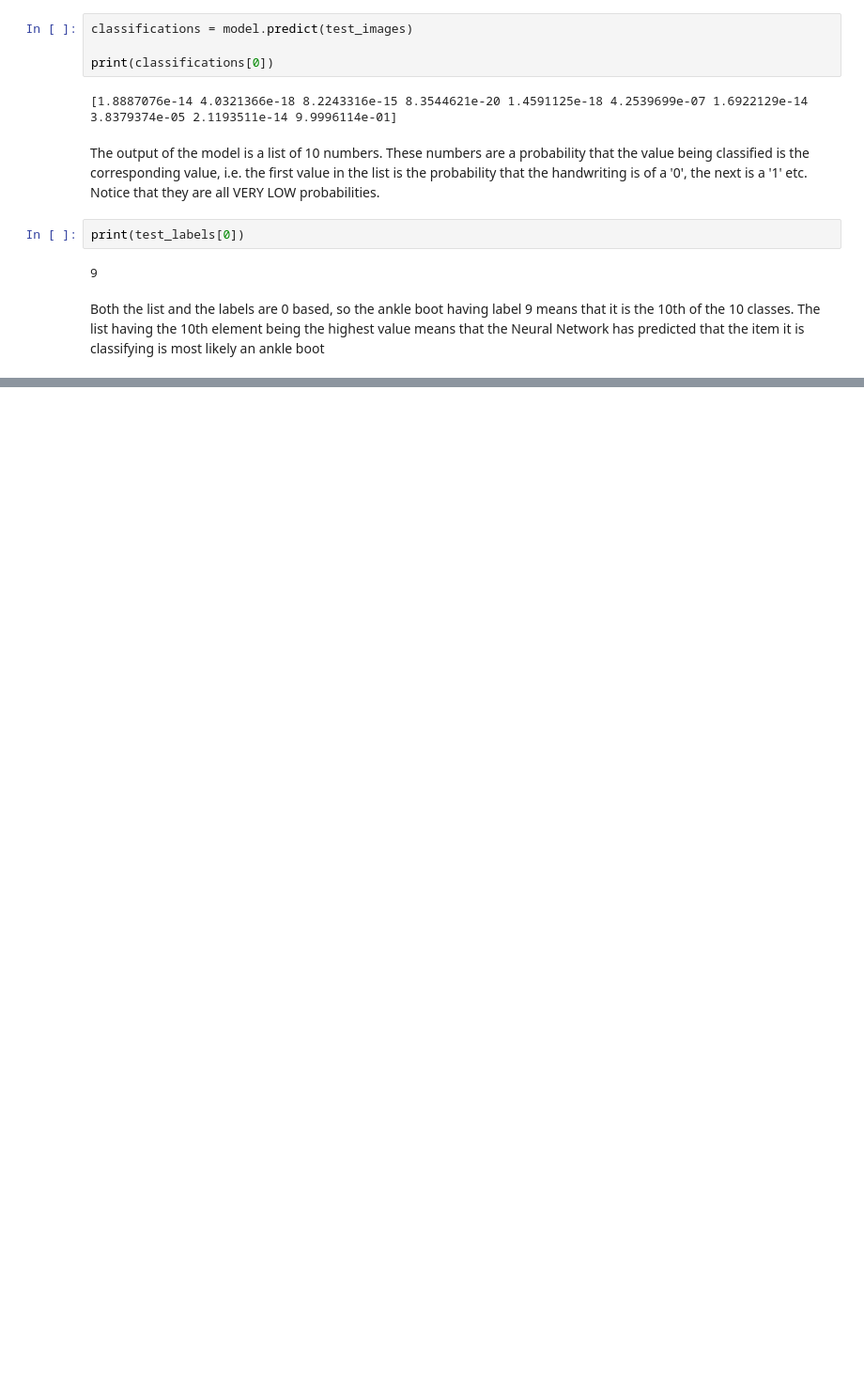
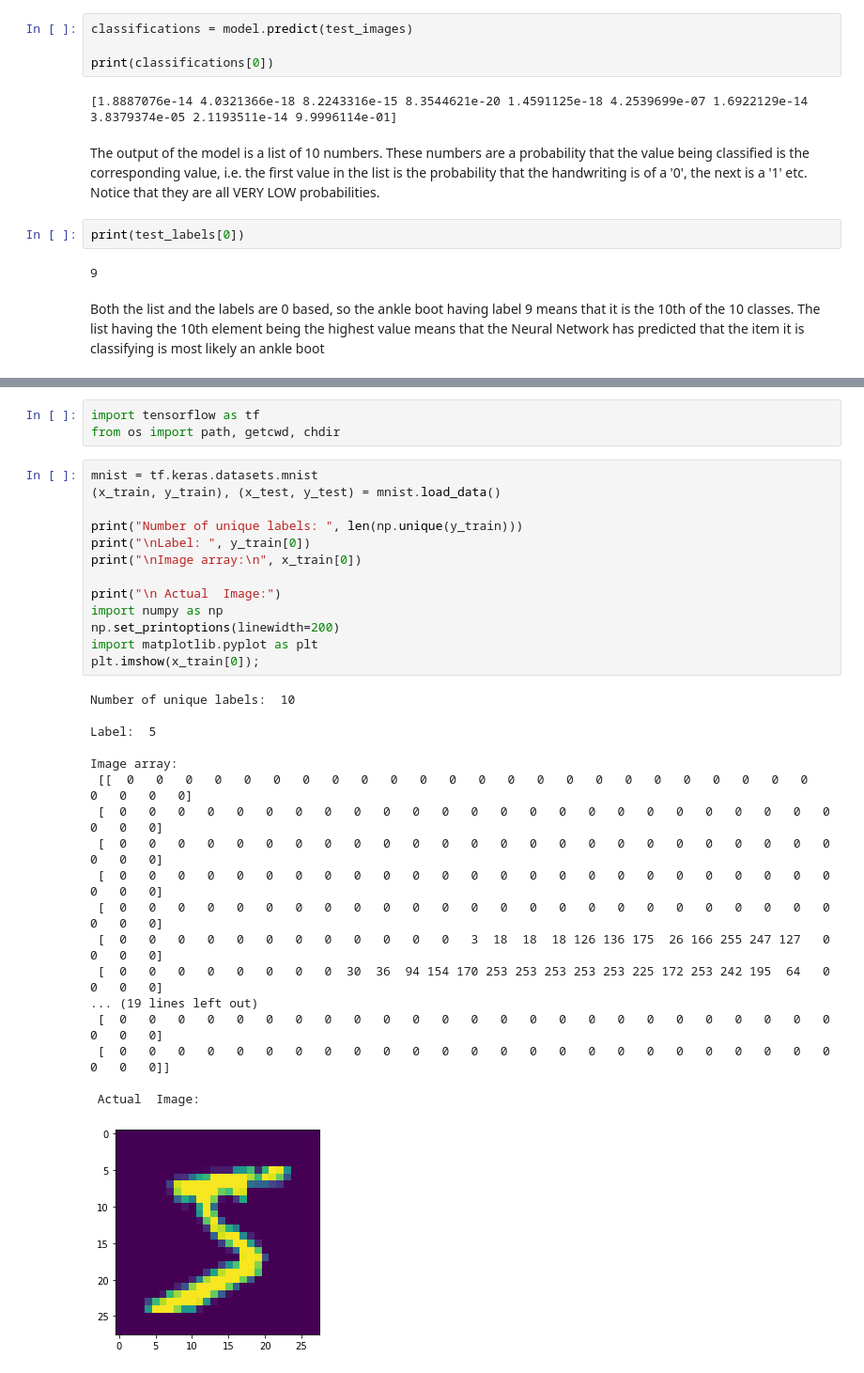
Before and after one commit to KashyapBhat/MyPathTowardsDataScience, a Jupyter notebook: Tensorflow_Studies.ipynb, the cells around one changed output, grey strips where cells are left out. Shown at 94% size. Saved outputs shown, nothing was run; the diff lists cells and outputs as text; blank space fills up the shorter version.

```diff
--- a/Tensorflow_Studies.ipynb
+++ b/Tensorflow_Studies.ipynb
@@ -309,0 +320,35 @@ Both the list and the labels are 0 based, so the ankle boot having label 9 means
+# %%
+import tensorflow as tf
+from os import path, getcwd, chdir
+# %%
+mnist = tf.keras.datasets.mnist
+(x_train, y_train), (x_test, y_test) = mnist.load_data()
+
+print("Number of unique labels: ", len(np.unique(y_train)))
+print("\nLabel: ", y_train[0])
+print("\nImage array:\n", x_train[0])
+
+print("\n Actual  Image:")
+import numpy as np
+np.set_printoptions(linewidth=200)
+import matplotlib.pyplot as plt
+plt.imshow(x_train[0]);
+# %% [output]
+Number of unique labels:  10
+
+Label:  5
+
+Image array:
+ [[  0   0   0   0   0   0   0   0   0   0   0   0   0   0   0   0   0   0   0   0   0   0   0   0   0   0   0   0]
+ [  0   0   0   0   0   0   0   0   0   0   0   0   0   0   0   0   0   0   0   0   0   0   0   0   0   0   0   0]
+ [  0   0   0   0   0   0   0   0   0   0   0   0   0   0   0   0   0   0   0   0   0   0   0   0   0   0   0   0]
+ [  0   0   0   0   0   0   0   0   0   0   0   0   0   0   0   0   0   0   0   0   0   0   0   0   0   0   0   0]
+ [  0   0   0   0   0   0   0   0   0   0   0   0   0   0   0   0   0   0   0   0   0   0   0   0   0   0   0   0]
+ [  0   0   0   0   0   0   0   0   0   0   0   0   3  18  18  18 126 136 175  26 166 255 247 127   0   0   0   0]
+ [  0   0   0   0   0   0   0   0  30  36  94 154 170 253 253 253 253 253 225 172 253 242 195  64   0   0   0   0]
+... (19 lines left out)
+ [  0   0   0   0   0   0   0   0   0   0   0   0   0   0   0   0   0   0   0   0   0   0   0   0   0   0   0   0]
+ [  0   0   0   0   0   0   0   0   0   0   0   0   0   0   0   0   0   0   0   0   0   0   0   0   0   0   0   0]]
+
+ Actual  Image:
+[figure, added]
```
Also changed, not shown: parts of 3 cells of this notebook.
